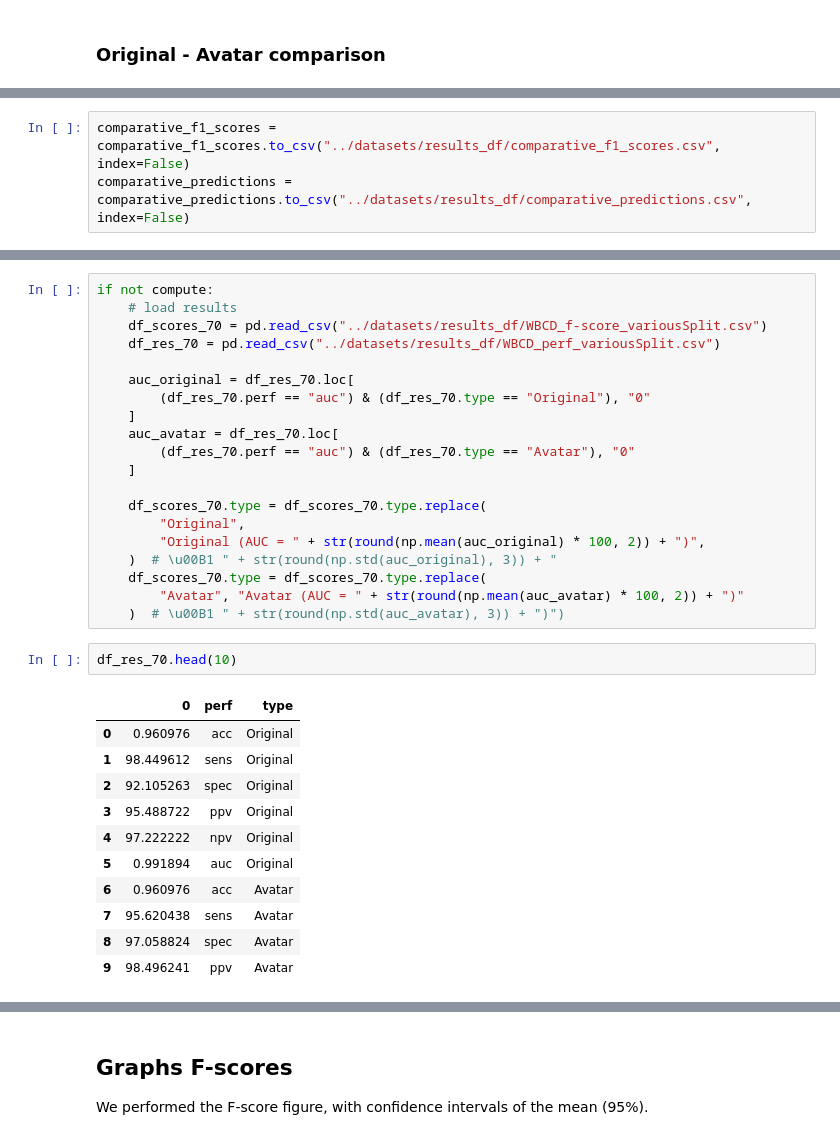
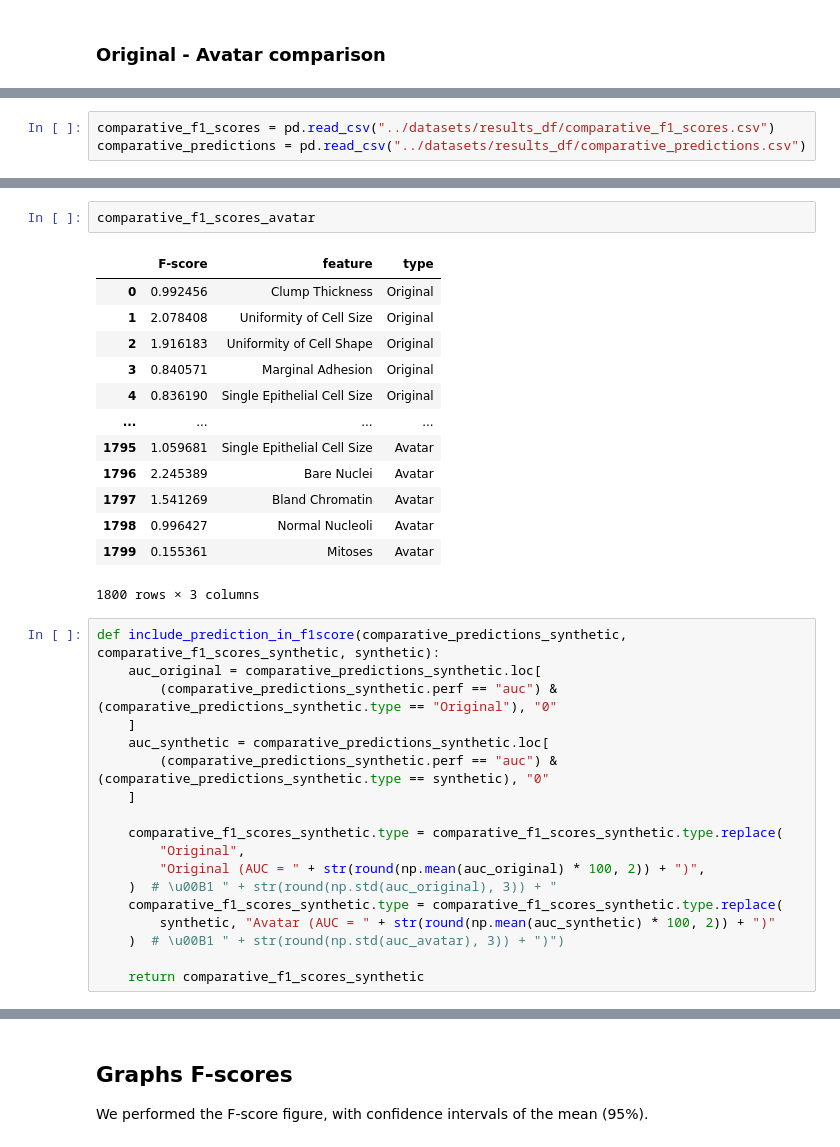
Before and after one commit to octopize/avatar-paper, a Jupyter notebook: notebooks/1.1.WBCD_SVM_model_python.ipynb, the cells around one changed output, grey strips where cells are left out. Cells and saved outputs as stored; diff of their text form.

```diff
--- a/notebooks/1.1.WBCD_SVM_model_python.ipynb
+++ b/notebooks/1.1.WBCD_SVM_model_python.ipynb
@@ -265,3 +264,3 @@ dataset:  CT-GAN
 # %%
-comparative_f1_scores = comparative_f1_scores.to_csv("../datasets/results_df/comparative_f1_scores.csv", index=False)
-comparative_predictions = comparative_predictions.to_csv("../datasets/results_df/comparative_predictions.csv", index=False)
+comparative_f1_scores = pd.read_csv("../datasets/results_df/comparative_f1_scores.csv")
+comparative_predictions = pd.read_csv("../datasets/results_df/comparative_predictions.csv")
@@ -451,34 +275,34 @@ df_scores_70
+# %%
+comparative_f1_scores_avatar
+# %% [output]
+|  | F-score | feature | type |
+| 0 | 0.992456 | Clump Thickness | Original |
+| 1 | 2.078408 | Uniformity of Cell Size | Original |
+| 2 | 1.916183 | Uniformity of Cell Shape | Original |
+| 3 | 0.840571 | Marginal Adhesion | Original |
+| 4 | 0.836190 | Single Epithelial Cell Size | Original |
+| ... | ... | ... | ... |
+| 1795 | 1.059681 | Single Epithelial Cell Size | Avatar |
+| 1796 | 2.245389 | Bare Nuclei | Avatar |
+| 1797 | 1.541269 | Bland Chromatin | Avatar |
+| 1798 | 0.996427 | Normal Nucleoli | Avatar |
+| 1799 | 0.155361 | Mitoses | Avatar |
+1800 rows × 3 columns
 # %%
-if not compute:
-    # load results
-    df_scores_70 = pd.read_csv("../datasets/results_df/WBCD_f-score_variousSplit.csv")
-    df_res_70 = pd.read_csv("../datasets/results_df/WBCD_perf_variousSplit.csv")
-
-    auc_original = df_res_70.loc[
-        (df_res_70.perf == "auc") & (df_res_70.type == "Original"), "0"
+def include_prediction_in_f1score(comparative_predictions_synthetic, comparative_f1_scores_synthetic, synthetic):
+    auc_original = comparative_predictions_synthetic.loc[
+        (comparative_predictions_synthetic.perf == "auc") & (comparative_predictions_synthetic.type == "Original"), "0"
     ]
-    auc_avatar = df_res_70.loc[
-        (df_res_70.perf == "auc") & (df_res_70.type == "Avatar"), "0"
+    auc_synthetic = comparative_predictions_synthetic.loc[
+        (comparative_predictions_synthetic.perf == "auc") & (comparative_predictions_synthetic.type == synthetic), "0"
     ]
 
-    df_scores_70.type = df_scores_70.type.replace(
+    comparative_f1_scores_synthetic.type = comparative_f1_scores_synthetic.type.replace(
         "Original",
         "Original (AUC = " + str(round(np.mean(auc_original) * 100, 2)) + ")",
     )  # \u00B1 " + str(round(np.std(auc_original), 3)) + "
-    df_scores_70.type = df_scores_70.type.replace(
-        "Avatar", "Avatar (AUC = " + str(round(np.mean(auc_avatar) * 100, 2)) + ")"
+    comparative_f1_scores_synthetic.type = comparative_f1_scores_synthetic.type.replace(
+        synthetic, "Avatar (AUC = " + str(round(np.mean(auc_synthetic) * 100, 2)) + ")"
     )  # \u00B1 " + str(round(np.std(auc_avatar), 3)) + ")")
+
+    return comparative_f1_scores_synthetic
-# %%
-df_res_70.head(10)
-# %% [output]
-|  | 0 | perf | type |
-| 0 | 0.960976 | acc | Original |
-| 1 | 98.449612 | sens | Original |
-| 2 | 92.105263 | spec | Original |
-| 3 | 95.488722 | ppv | Original |
-| 4 | 97.222222 | npv | Original |
-| 5 | 0.991894 | auc | Original |
-| 6 | 0.960976 | acc | Avatar |
-| 7 | 95.620438 | sens | Avatar |
-| 8 | 97.058824 | spec | Avatar |
-| 9 | 98.496241 | ppv | Avatar |
```
Also changed, not shown: parts of 27 cells of this notebook, 11 other files.
